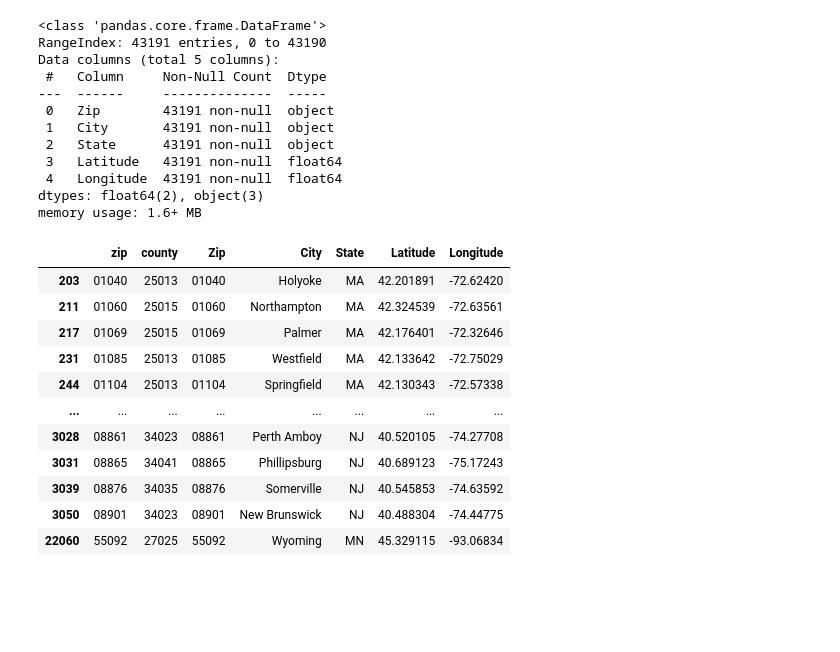
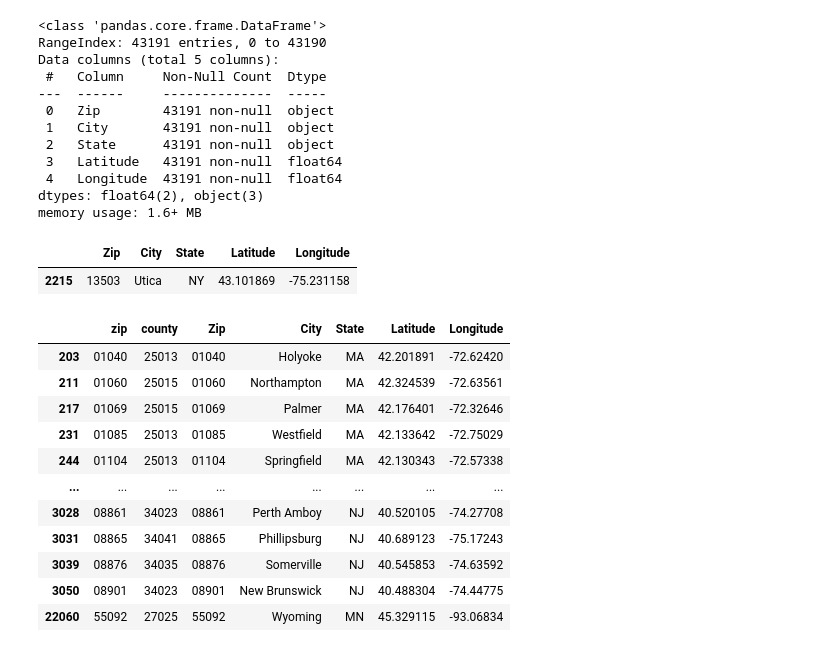
Before and after one commit to Camille2T/healthcare_costs_simulator, a Jupyter notebook: raw_inputs/Data wrangling.ipynb, the cells around one changed output. Drawn from its saved outputs; the diff is of its cells as text; code cells hidden in the pictures; blank space fills up the shorter version.

```diff
--- a/raw_inputs/Data wrangling.ipynb
+++ b/raw_inputs/Data wrangling.ipynb
@@ -210,6 +209,11 @@ Data columns (total 5 columns):
  4   Longitude  43191 non-null  float64
 dtypes: float64(2), object(3)
 memory usage: 1.6+ MB
+# %%
+long_lat[long_lat.Zip.isin(['10065','13503'])]
+# %% [output]
+|  | Zip | City | State | Latitude | Longitude |
+| 2215 | 13503 | Utica | NY | 43.101869 | -75.231158 |
 # %%
 local_1=zip_coun.merge(long_lat, left_on='zip',right_on='Zip')
 # %%
```
Also changed, not shown: parts of 67 cells of this notebook, 43 other files.
